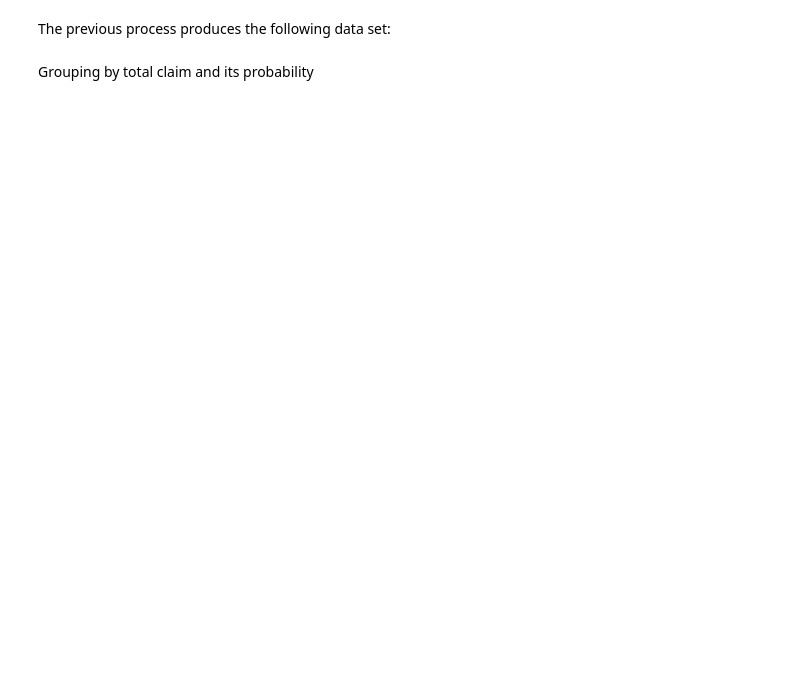
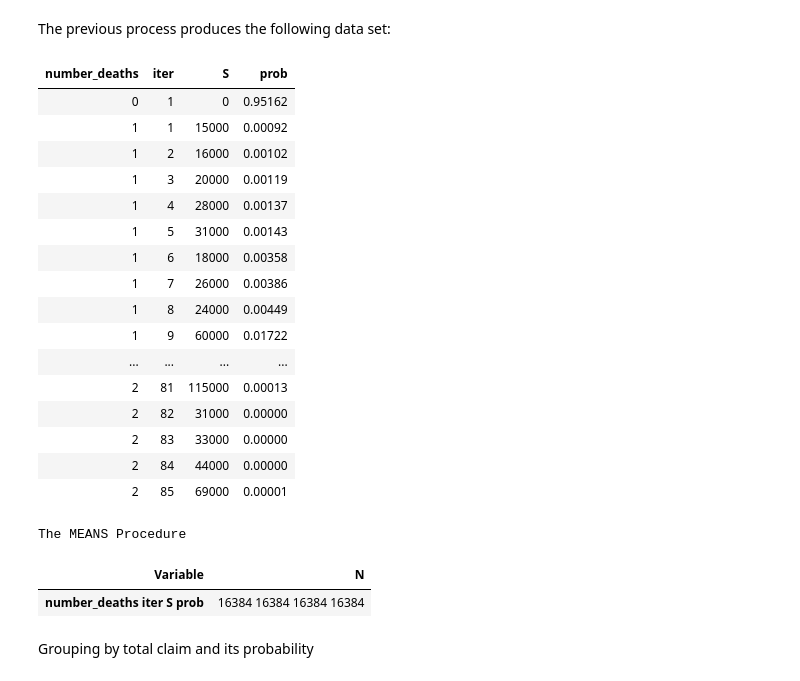
Before and after one commit to jenriqps/risk_theory, a Jupyter notebook: 02_Case_01.ipynb, the cells around one changed output. Cells and saved outputs as stored; diff of their text form; code cells hidden in the pictures; blank space fills up the shorter version.

```diff
--- a/02_Case_01.ipynb
+++ b/02_Case_01.ipynb
@@ -248,9 +489,33 @@ quit;
 # %% [markdown]
 The previous process produces the following data set:
 # %%
-options obs=100;
-proc print data=work.full_comb2 noobs;
+proc print data=work.full_comb2(obs=100) noobs;
 run;
+# %% [output]
+| number_deaths | iter | S | prob |
+| 0 | 1 | 0 | 0.95162 |
+| 1 | 1 | 15000 | 0.00092 |
+| 1 | 2 | 16000 | 0.00102 |
+| 1 | 3 | 20000 | 0.00119 |
+| 1 | 4 | 28000 | 0.00137 |
+| 1 | 5 | 31000 | 0.00143 |
+| 1 | 6 | 18000 | 0.00358 |
+| 1 | 7 | 26000 | 0.00386 |
+| 1 | 8 | 24000 | 0.00449 |
+| 1 | 9 | 60000 | 0.01722 |
+| ... | ... | ... | ... |
+| 2 | 81 | 115000 | 0.00013 |
+| 2 | 82 | 31000 | 0.00000 |
+| 2 | 83 | 33000 | 0.00000 |
+| 2 | 84 | 44000 | 0.00000 |
+| 2 | 85 | 69000 | 0.00001 |
+# %%
+proc means data=work.full_comb2 n;
+run;
+# %% [output]
+The MEANS Procedure
+| Variable | N |
+| number_deaths iter S prob | 16384 16384 16384 16384 |
 # %% [markdown]
 Grouping by total claim and its probability
 # %%
```
Also changed, not shown: parts of 24 cells of this notebook.
